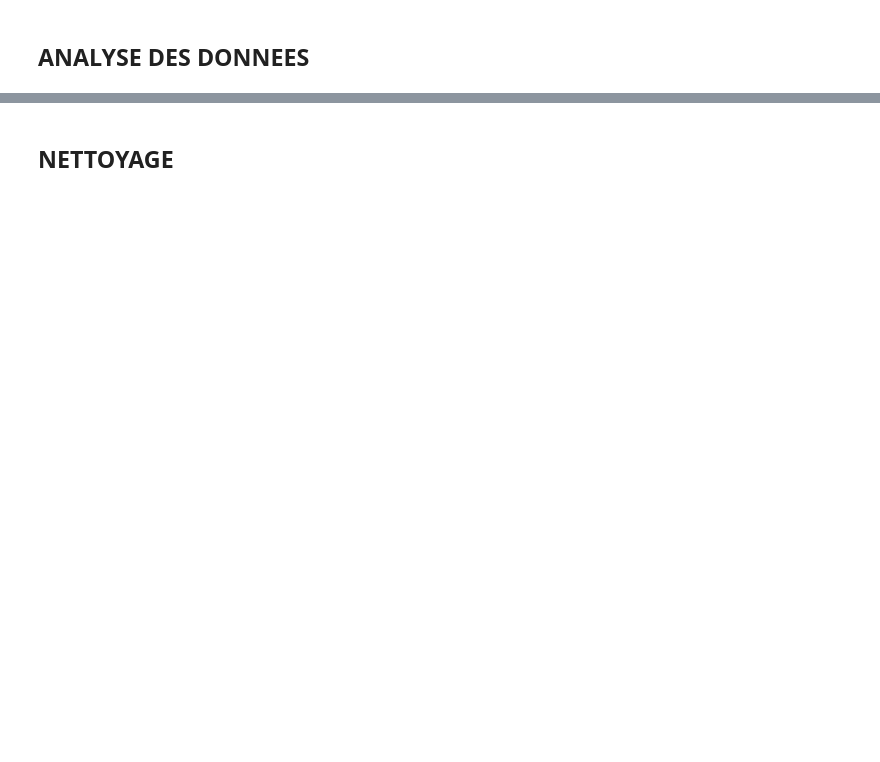
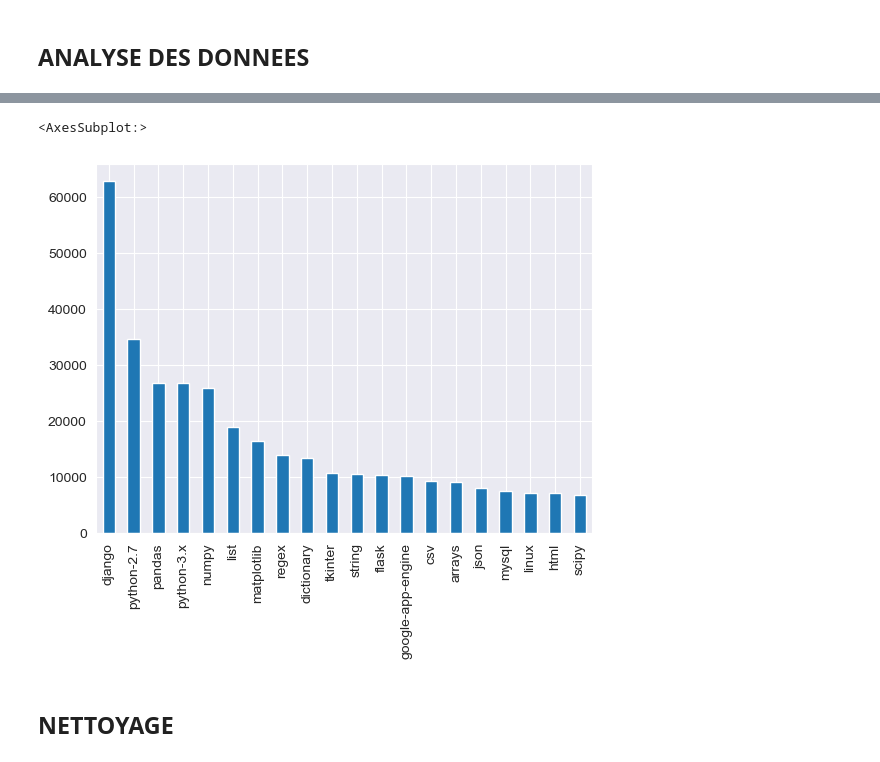
Before and after one commit to onangeko/redstringNLP, a Jupyter notebook: redstring.ipynb, the cells around one changed output, grey strips where cells are left out. Drawn from its saved outputs; the diff is of its cells as text; code cells hidden in the pictures; blank space fills up the shorter version.

```diff
--- a/redstring.ipynb
+++ b/redstring.ipynb
@@ -50,3 +199,10 @@ f"Le dataset contient {tags_df.shape[0]} tags"
+# %%
+#most frequent tags
+fig, ax = plt.subplots()
+tags_df[tags_df['Tag']!='python']['Tag'].value_counts().sort_values(ascending = False)[:20].plot(ax=ax, kind='bar')
+# %% [output]
+<AxesSubplot:>
+[figure, added]
 # %% [markdown]
 ## NETTOYAGE
 # %%
```
Also changed, not shown: parts of 27 cells of this notebook.
